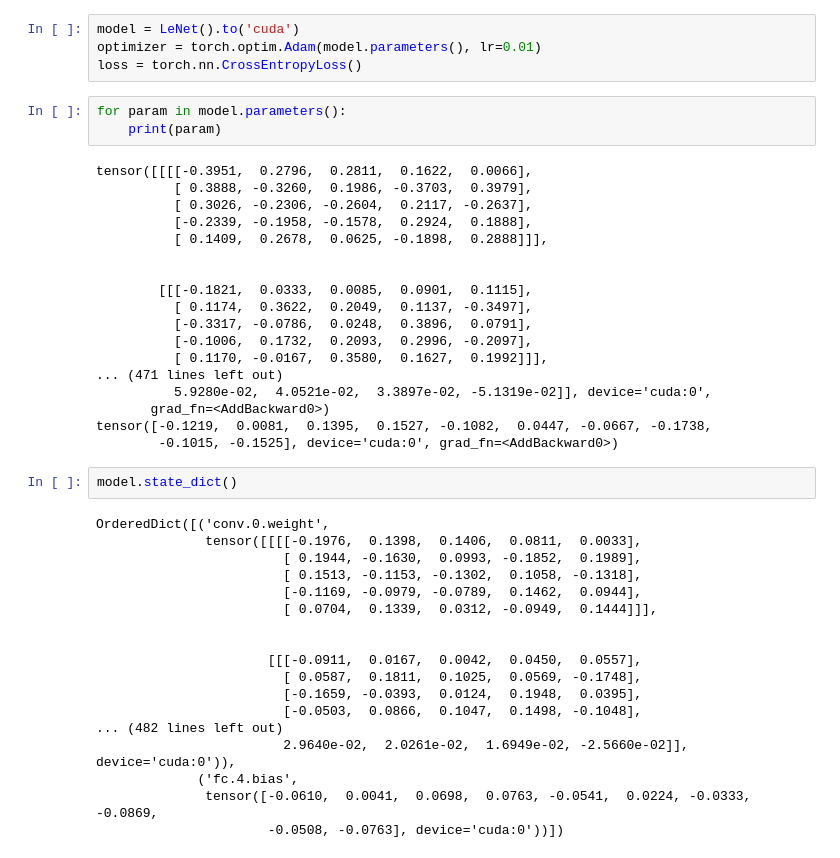
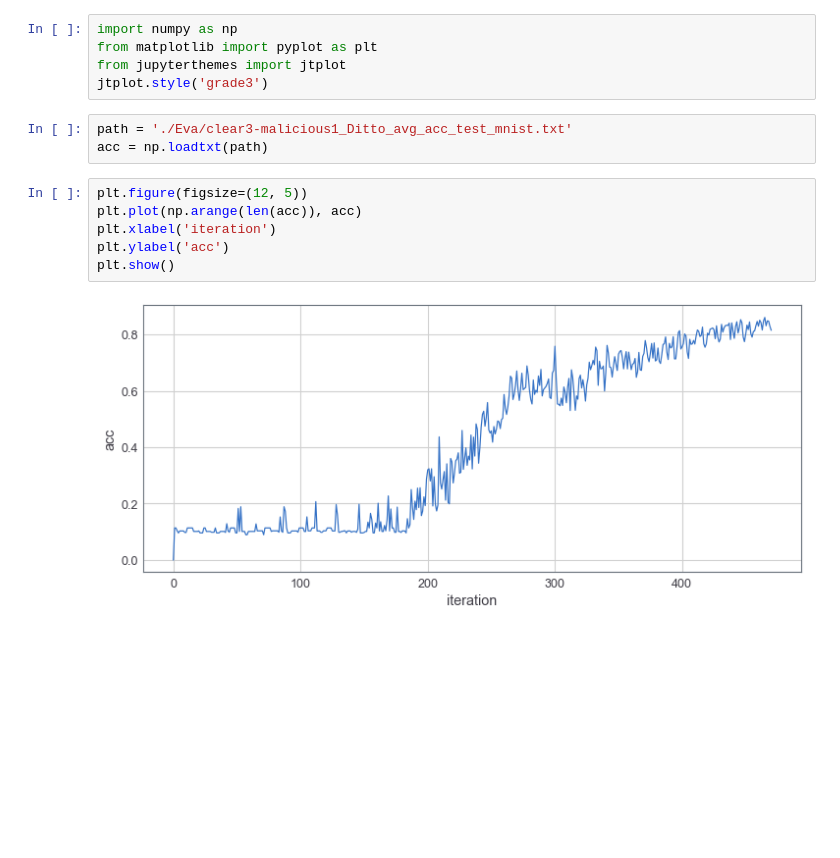
Before and after one commit to Timo9Madrid7/maliciousfl, a Jupyter notebook: myTest.ipynb, the cells around one changed output. Saved outputs shown, nothing was run; the diff lists cells and outputs as text; blank space fills up the shorter version.

Commit message:
eval for malicious
Ditto requires more epochs to achieve an identical accuracy

```diff
--- a/myTest.ipynb
+++ b/myTest.ipynb
@@ -4,45 +1,16 @@ import torch
-# %%
-model = LeNet().to('cuda')
-optimizer = torch.optim.Adam(model.parameters(), lr=0.01)
-loss = torch.nn.CrossEntropyLoss()
-# %%
-for param in model.parameters():
-    print(param)
-# %% [output]
-tensor([[[[-0.3951,  0.2796,  0.2811,  0.1622,  0.0066],
-          [ 0.3888, -0.3260,  0.1986, -0.3703,  0.3979],
-          [ 0.3026, -0.2306, -0.2604,  0.2117, -0.2637],
-          [-0.2339, -0.1958, -0.1578,  0.2924,  0.1888],
-          [ 0.1409,  0.2678,  0.0625, -0.1898,  0.2888]]],
-
-
-        [[[-0.1821,  0.0333,  0.0085,  0.0901,  0.1115],
-          [ 0.1174,  0.3622,  0.2049,  0.1137, -0.3497],
-          [-0.3317, -0.0786,  0.0248,  0.3896,  0.0791],
-          [-0.1006,  0.1732,  0.2093,  0.2996, -0.2097],
-          [ 0.1170, -0.0167,  0.3580,  0.1627,  0.1992]]],
-... (471 lines left out)
-          5.9280e-02,  4.0521e-02,  3.3897e-02, -5.1319e-02]], device='cuda:0',
-       grad_fn=<AddBackward0>)
-tensor([-0.1219,  0.0081,  0.1395,  0.1527, -0.1082,  0.0447, -0.0667, -0.1738,
-        -0.1015, -0.1525], device='cuda:0', grad_fn=<AddBackward0>)
-# %%
-model.state_dict()
-# %% [output]
-OrderedDict([('conv.0.weight',
-              tensor([[[[-0.1976,  0.1398,  0.1406,  0.0811,  0.0033],
-                        [ 0.1944, -0.1630,  0.0993, -0.1852,  0.1989],
-                        [ 0.1513, -0.1153, -0.1302,  0.1058, -0.1318],
-                        [-0.1169, -0.0979, -0.0789,  0.1462,  0.0944],
-                        [ 0.0704,  0.1339,  0.0312, -0.0949,  0.1444]]],
-
-
-                      [[[-0.0911,  0.0167,  0.0042,  0.0450,  0.0557],
-                        [ 0.0587,  0.1811,  0.1025,  0.0569, -0.1748],
-                        [-0.1659, -0.0393,  0.0124,  0.1948,  0.0395],
-                        [-0.0503,  0.0866,  0.1047,  0.1498, -0.1048],
-... (482 lines left out)
-                        2.9640e-02,  2.0261e-02,  1.6949e-02, -2.5660e-02]], device='cuda:0')),
-             ('fc.4.bias',
-              tensor([-0.0610,  0.0041,  0.0698,  0.0763, -0.0541,  0.0224, -0.0333, -0.0869,
-                      -0.0508, -0.0763], device='cuda:0'))])
+# %%
+import numpy as np
+from matplotlib import pyplot as plt
+from jupyterthemes import jtplot
+jtplot.style('grade3')
+# %%
+path = './Eva/clear3-malicious1_Ditto_avg_acc_test_mnist.txt'
+acc = np.loadtxt(path)
+# %%
+plt.figure(figsize=(12, 5))
+plt.plot(np.arange(len(acc)), acc)
+plt.xlabel('iteration')
+plt.ylabel('acc')
+plt.show()
+# %% [output]
+[figure, added]
```
Also changed, not shown: parts of 1 cell of this notebook, 11 other files.
